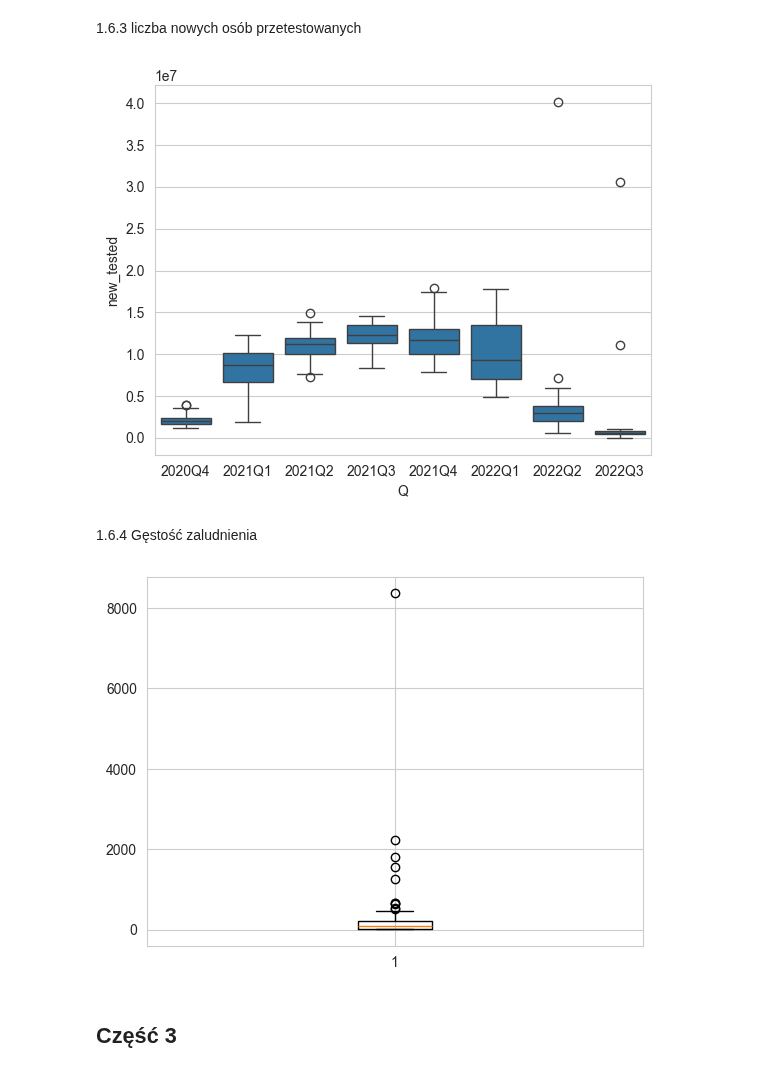
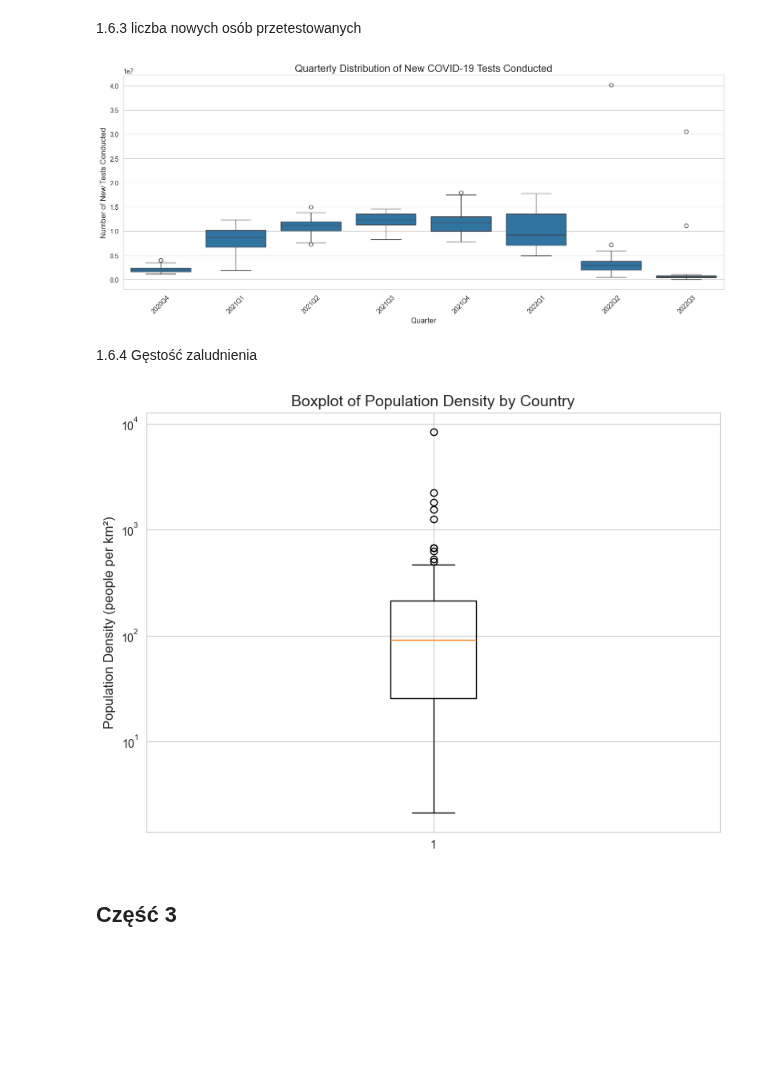
Before and after one commit to JakubKaczmarek5764/BigData1, a Jupyter notebook: zad2.ipynb, the cells around one changed output. Saved outputs shown, nothing was run; the diff lists cells and outputs as text; code cells hidden in the pictures; blank space fills up the shorter version.

```diff
--- a/zad2.ipynb
+++ b/zad2.ipynb
@@ -181,19 +197,30 @@ plt.show()
 # %% [markdown]
 1.6.3 liczba nowych osób przetestowanych
 # %%
+plt.figure(figsize=(14, 6))
 tested_df = df.groupby('date')['new_tested'].sum().reset_index()
 tested_df['Q'] = tested_df['date'].dt.to_period('Q').astype(str)
 sns.boxplot(x='Q', y='new_tested', data=tested_df)
+plt.title('Quarterly Distribution of New COVID-19 Tests Conducted', fontsize=16)
+plt.xlabel('Quarter', fontsize=12)
+plt.ylabel('Number of New Tests Conducted', fontsize=12)
+plt.xticks(rotation=45)
+plt.tight_layout()
 plt.show()
 # %% [output]
-[figure, old version]
+[figure, new version]
 # %% [markdown]
 1.6.4 Gęstość zaludnienia
 # %%
+plt.figure(figsize=(8, 6))
 plt.boxplot(countries_df['population_density_x'])
+plt.title('Boxplot of Population Density by Country', fontsize=14)
+plt.ylabel('Population Density (people per km²)', fontsize=12)
+plt.yscale('log')
+plt.tight_layout()
 plt.show()
 # %% [output]
-[figure, old version]
+[figure, new version]
 # %% [markdown]
 ## Część 3
 # %% [markdown]
```
Also changed, not shown: parts of 11 cells of this notebook.
